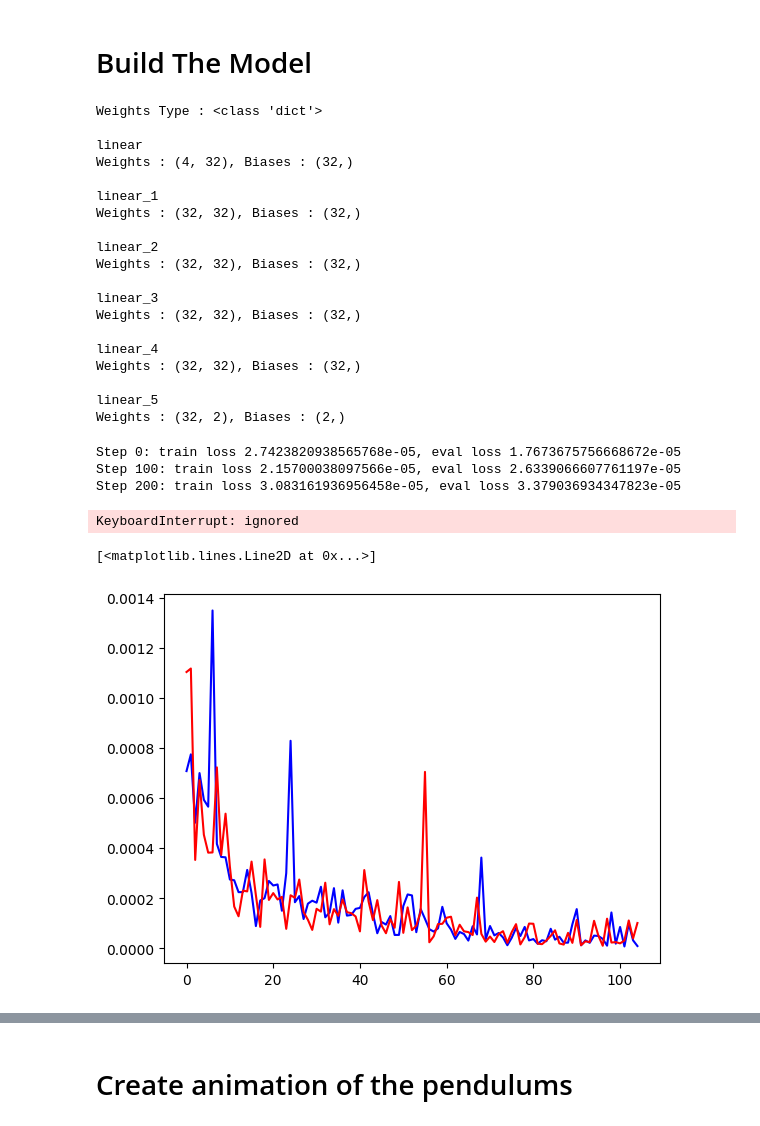
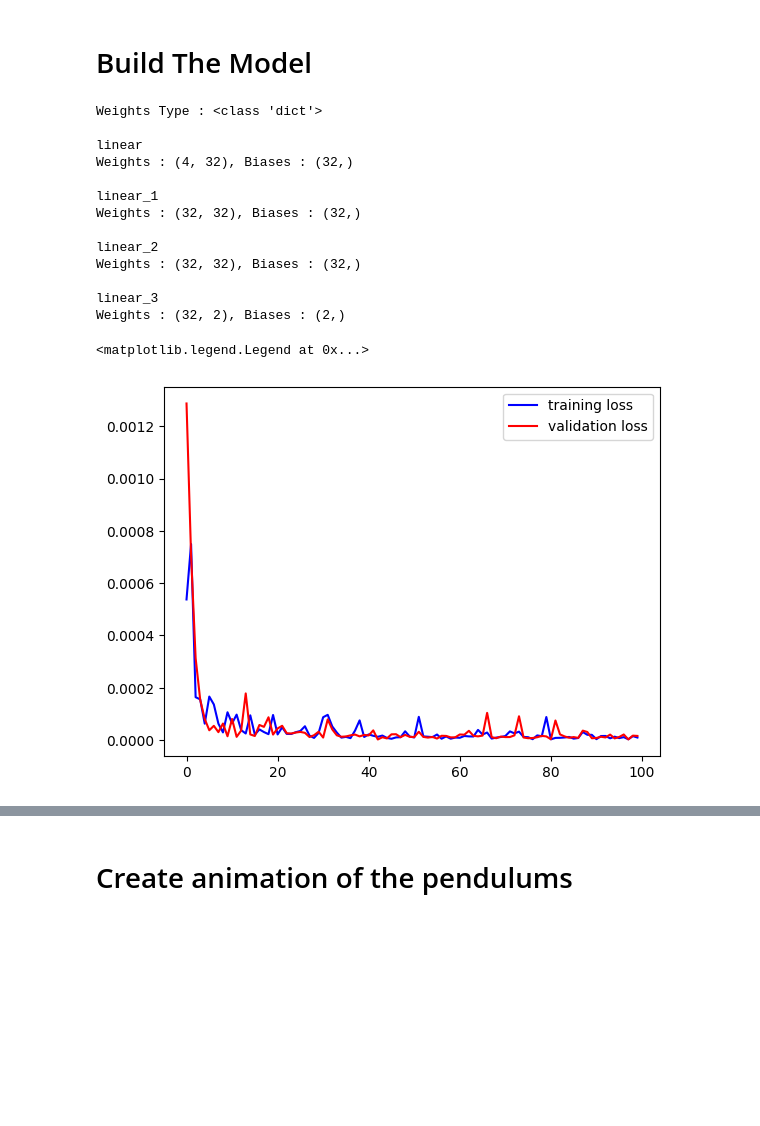
Before and after one commit to jakedorman64/internship, a Jupyter notebook: Double_Pendulum_NeuralODE.ipynb, the cells around one changed output, grey strips where cells are left out. Drawn from its saved outputs; the diff is of its cells as text; code cells hidden in the pictures; blank space fills up the shorter version.

```diff
--- a/Double_Pendulum_NeuralODE.ipynb
+++ b/Double_Pendulum_NeuralODE.ipynb
@@ -122,7 +123,11 @@ tsteps = jnp.linspace(0, total_time, data_points)
 # %%
-# Generate our data:
+"""Generate and print our data."""
+
+# Make our time array:
+tsteps = jnp.linspace(0, total_time, data_points)
+
+init = generate_initial_point(False)
 generated_data = odeint(dy_dt, init, tsteps, g)
-
 plt.plot(generated_data[:, 0], generated_data[:, 1])
 # %% [output]
 [<matplotlib.lines.Line2D at 0x...>]
@@ -130,17 +135,25 @@ plt.plot(generated_data[:, 0], generated_data[:, 1])
 # %%
+"""Normalise and print our generated data."""
+
 # Normalise the angles by dividing by pi, and the velocity by dividing by 100.
+@jit
 def modulo_two_pi(x):
   return x % (2 * pi)
 
 # Normalise our generated data. We normalise the angles by modulo-ing the angles by 2 pi, dividing by pi (so that values are between 0 and 2), and then subtracting 1,
-# so that the valeus are between -1 and 1.
-normalised_data = generated_data
-normalised_data = normalised_data.at[:,:2].apply(modulo_two_pi)
-normalised_data = normalised_data.at[:,:2].divide(pi)
-normalised_data = normalised_data.at[:,:2].add(-1)
-# To normalise the angular velocities, divide by 100.
-normalised_data = normalised_data.at[:,2:].divide(pi)
+# so that the valeus are between -1 and 1. To normalise the angular velocities, divide by 100.
+@jit
+def normalise_data(generated_data):
+  normalised_data = generated_data
+  normalised_data = normalised_data.at[:,:2].apply(modulo_two_pi)
+  normalised_data = normalised_data.at[:,:2].divide(pi)
+  normalised_data = normalised_data.at[:,:2].add(-1)
 
+  normalised_data = normalised_data.at[:,2:].divide(pi)
+
+  return normalised_data
+
+normalised_data = normalise_data(generated_data)
 plt.plot(normalised_data[:, 0], normalised_data[:, 1])
 
 # Before we split the data, we need to actually package it into short ordered batches. The idea is we will have:
@@ -205,14 +222,13 @@ class TrainingState(NamedTuple):
   params: hk.Params
   opt_state: optax.OptState
 # %%
-# Define the neural network.
+"""Define the neural network and set our optimizer."""
+
 def FeedForward(x):
   mlp = hk.Sequential([
-      hk.Linear(32), jax.nn.sigmoid,
       hk.Linear(32), jax.nn.relu,
-      hk.Linear(32), jax.nn.sigmoid,
       hk.Linear(32), jax.nn.relu,
-      hk.Linear(32), jax.nn.sigmoid,
+      hk.Linear(32), jax.nn.relu,
       hk.Linear(2),
   ])
   return mlp(x)
@@ -277,6 +296,7 @@ def update(state: TrainingState, batch: Batch) -> TrainingState:
   #return the training state with the new parameters and the optimiser.
   return TrainingState(params, opt_state)
 # %%
+"""Initialise our parameters and print the shape of our network."""
 
  #Initialising the parameters randomly.
 rng = jax.random.PRNGKey(12)
@@ -305,10 +325,4 @@ linear_2
 Weights : (32, 32), Biases : (32,)
 
 linear_3
-Weights : (32, 32), Biases : (32,)
-
-linear_4
-Weights : (32, 32), Biases : (32,)
-
-linear_5
 Weights : (32, 2), Biases : (2,)
@@ -318,5 +334,5 @@ val_loss_list = []
 # %%
-# Training & evaluation loop.
+"""Run the training & evaluation loop."""
 
 for step in range(gradient_updates):
   # Do stochastic gradient descent on a batch of training examples.
@@ -328,15 +344,13 @@ for step in range(gradient_updates):
     train_loss_list.append(MeanSquaredErrorLoss(state.params, next(train_dataset)) / (training_batch_size * prediction_batch_size))
     val_loss_list.append(MeanSquaredErrorLoss(state.params, next(eval_dataset)) / (training_batch_size * prediction_batch_size))
     print("Step {}: train loss {}, eval loss {}".format(step, train_loss_list[-1], val_loss_list[-1]))
-# %% [output]
-Step 0: train loss 2.7423820938565768e-05, eval loss 1.7673675756668672e-05
-Step 100: train loss 2.15700038097566e-05, eval loss 2.6339066607761197e-05
-Step 200: train loss 3.083161936956458e-05, eval loss 3.379036934347823e-05
-KeyboardInterrupt: ignored
 # %%
-plt.plot(train_loss_list, color="b")
-plt.plot(val_loss_list, color="red")
+"""Plot our losses"""
+
+plt.plot(train_loss_list, color="b", label="training loss")
+plt.plot(val_loss_list, color="red", label="validation loss")
+plt.legend()
 # %% [output]
-[<matplotlib.lines.Line2D at 0x...>]
+<matplotlib.legend.Legend at 0x...>
-[figure, old version]
+[figure, new version]
 # %%
```
Also changed, not shown: parts of 16 cells of this notebook.
